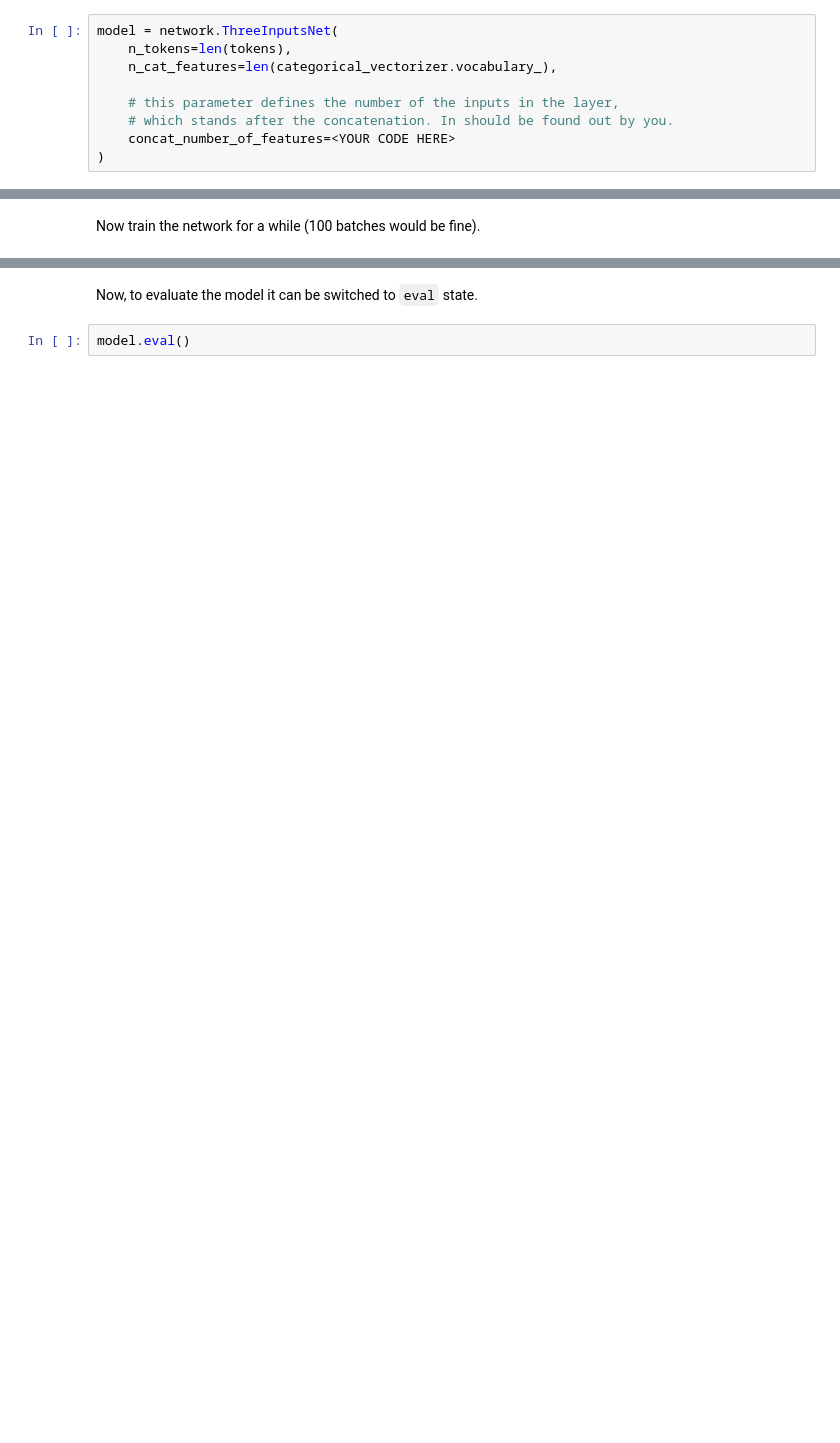
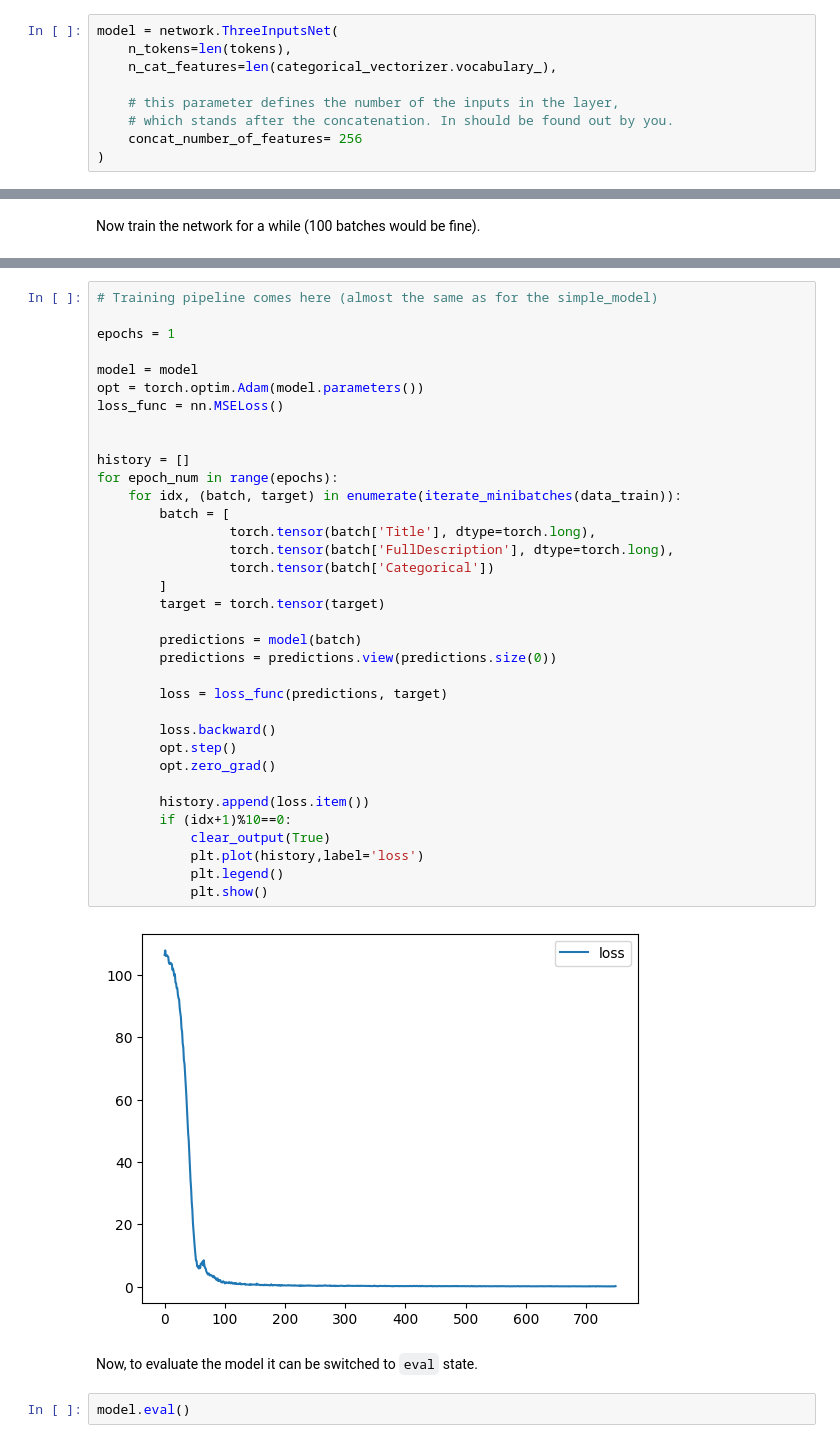
Before and after one commit to pascaltll/ML_Homework, a Jupyter notebook: assignment02_three_headed_network/CNN_for_texts.ipynb, the cells around one changed output, grey strips where cells are left out. Drawn from its saved outputs; the diff is of its cells as text; blank space fills up the shorter version.

```diff
--- a/assignment02_three_headed_network/CNN_for_texts.ipynb
+++ b/assignment02_three_headed_network/CNN_for_texts.ipynb
@@ -387,7 +387,7 @@ model = network.ThreeInputsNet(
 
     # this parameter defines the number of the inputs in the layer,
     # which stands after the concatenation. In should be found out by you.
-    concat_number_of_features=<YOUR CODE HERE>
+    concat_number_of_features= 256
 )
 # %%
 testing_batch, _ = next(iterate_minibatches(data_train, 3))
@@ -407,3 +407,40 @@ Now train the network for a while (100 batches would be fine).
+# %%
+# Training pipeline comes here (almost the same as for the simple_model)
+
+epochs = 1
+
+model = model
+opt = torch.optim.Adam(model.parameters())
+loss_func = nn.MSELoss()
+
+
+history = []
+for epoch_num in range(epochs):
+    for idx, (batch, target) in enumerate(iterate_minibatches(data_train)):
+        batch = [
+                 torch.tensor(batch['Title'], dtype=torch.long),
+                 torch.tensor(batch['FullDescription'], dtype=torch.long),
+                 torch.tensor(batch['Categorical'])
+        ]
+        target = torch.tensor(target)
+
+        predictions = model(batch)
+        predictions = predictions.view(predictions.size(0))
+
+        loss = loss_func(predictions, target)
+
+        loss.backward()
+        opt.step()
+        opt.zero_grad()
+
+        history.append(loss.item())
+        if (idx+1)%10==0:
+            clear_output(True)
+            plt.plot(history,label='loss')
+            plt.legend()
+            plt.show()
+# %% [output]
+[figure, added]
 # %% [markdown]
 Now, to evaluate the model it can be switched to `eval` state.
 # %%
```
Also changed, not shown: parts of 12 cells of this notebook.
